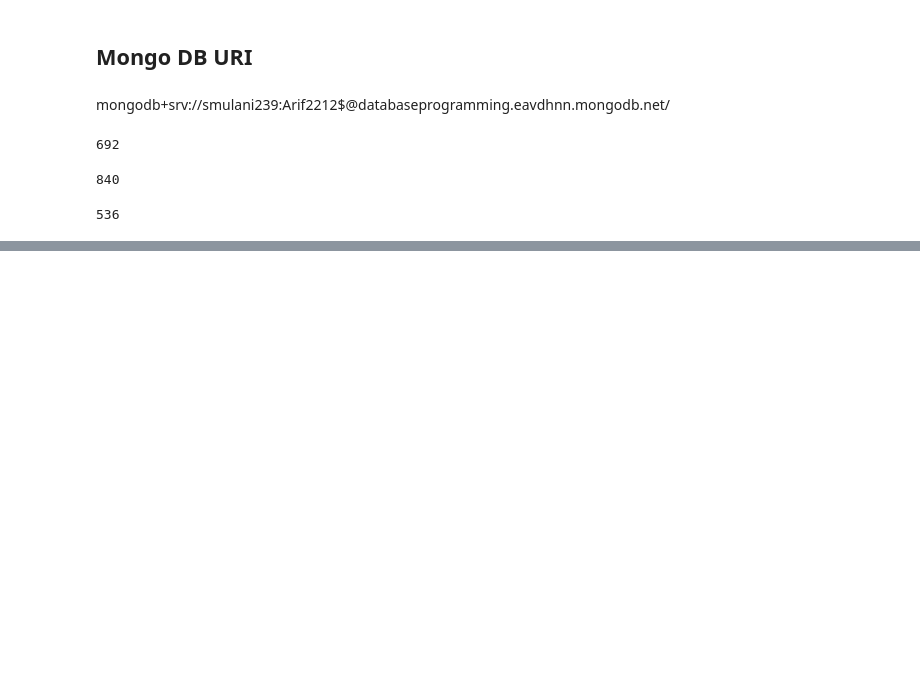
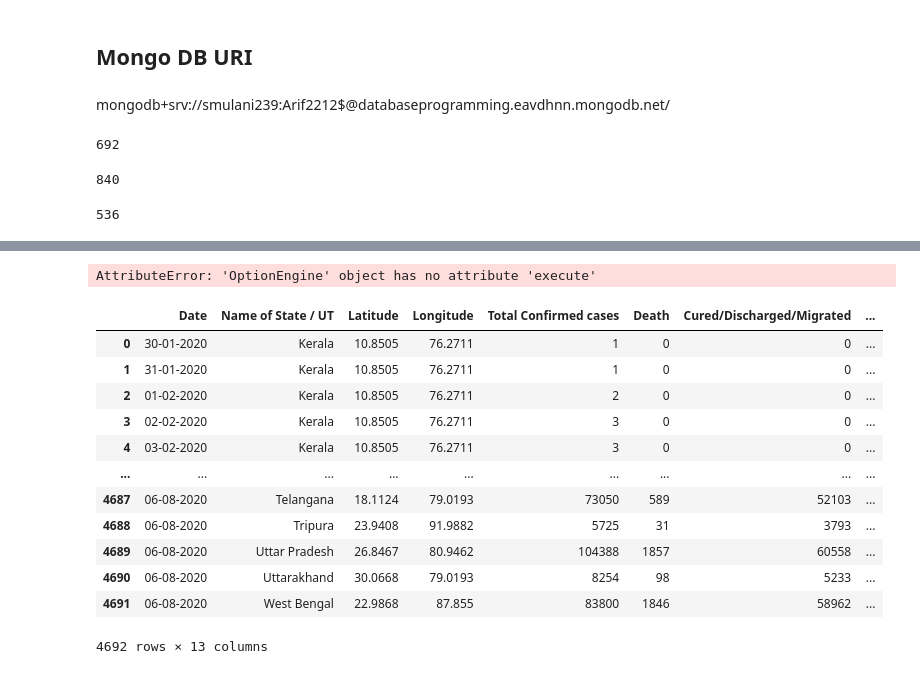
Before and after one commit to SahillMulani/Database-and-Analytics-Programming-Project, a Jupyter notebook: x22234144/Untitled.ipynb, the cells around one changed output, grey strips where cells are left out. Saved outputs shown, nothing was run; the diff lists cells and outputs as text; code cells hidden in the pictures; blank space fills up the shorter version.

```diff
--- a/x22234144/Untitled.ipynb
+++ b/x22234144/Untitled.ipynb
@@ -249,0 +290,65 @@ df.to_sql(table_name, engine, if_exists='replace', index=False)
+# %%
+import pandas as pd
+from sqlalchemy import create_engine
+
+# Replace these values with your database connection details
+user = 'postgres'
+password = 'root'
+host = 'localhost'
+port = 5432
+dbname = 'Stocks'
+
+# Create a connection string
+connection_string = f"postgresql+psycopg2://{user}:{password}@{host}:{port}/{dbname}"
+
+# Create a SQLAlchemy engine
+engine = create_engine(connection_string)
+
+# Replace 'your_table_name' with the actual table name
+table_name = 'COVID'
+
+# Fetch data from the table into a Pandas DataFrame
+query = f"SELECT * FROM {table_name};"
+df = pd.read_sql_query(query, engine)
+
+# Display the DataFrame
+print(df)
+# %% [output]
+AttributeError: 'OptionEngine' object has no attribute 'execute'
+# %%
+import pandas as pd
+from sqlalchemy import create_engine
+
+# Replace these values with your database connection details
+user = 'postgres'
+password = 'root'
+host = 'localhost'
+port = 5432
+dbname = 'Stocks'
+
+# Create a connection string
+connection_string = f"postgresql+psycopg2://{user}:{password}@{host}:{port}/{dbname}"
+
+# Create a SQLAlchemy engine
+engine = create_engine(connection_string)
+
+# Replace 'your_table_name' with the actual table name
+table_name = 'COVID'
+
+df_from_postgresql = pd.read_sql_table(table_name, engine)
+# Display the DataFrame
+df_from_postgresql
+# %% [output]
+|  | Date | Name of State / UT | Latitude | Longitude | Total Confirmed cases | Death | Cured/Discharged/Migrated | ... |
+| 0 | 30-01-2020 | Kerala | 10.8505 | 76.2711 | 1 | 0 | 0 | ... |
+| 1 | 31-01-2020 | Kerala | 10.8505 | 76.2711 | 1 | 0 | 0 | ... |
+| 2 | 01-02-2020 | Kerala | 10.8505 | 76.2711 | 2 | 0 | 0 | ... |
+| 3 | 02-02-2020 | Kerala | 10.8505 | 76.2711 | 3 | 0 | 0 | ... |
+| 4 | 03-02-2020 | Kerala | 10.8505 | 76.2711 | 3 | 0 | 0 | ... |
+| ... | ... | ... | ... | ... | ... | ... | ... | ... |
+| 4687 | 06-08-2020 | Telangana | 18.1124 | 79.0193 | 73050 | 589 | 52103 | ... |
+| 4688 | 06-08-2020 | Tripura | 23.9408 | 91.9882 | 5725 | 31 | 3793 | ... |
+| 4689 | 06-08-2020 | Uttar Pradesh | 26.8467 | 80.9462 | 104388 | 1857 | 60558 | ... |
+| 4690 | 06-08-2020 | Uttarakhand | 30.0668 | 79.0193 | 8254 | 98 | 5233 | ... |
+| 4691 | 06-08-2020 | West Bengal | 22.9868 | 87.855 | 83800 | 1846 | 58962 | ... |
+4692 rows × 13 columns
```
Also changed, not shown: parts of 3 cells of this notebook, 4 other files.
